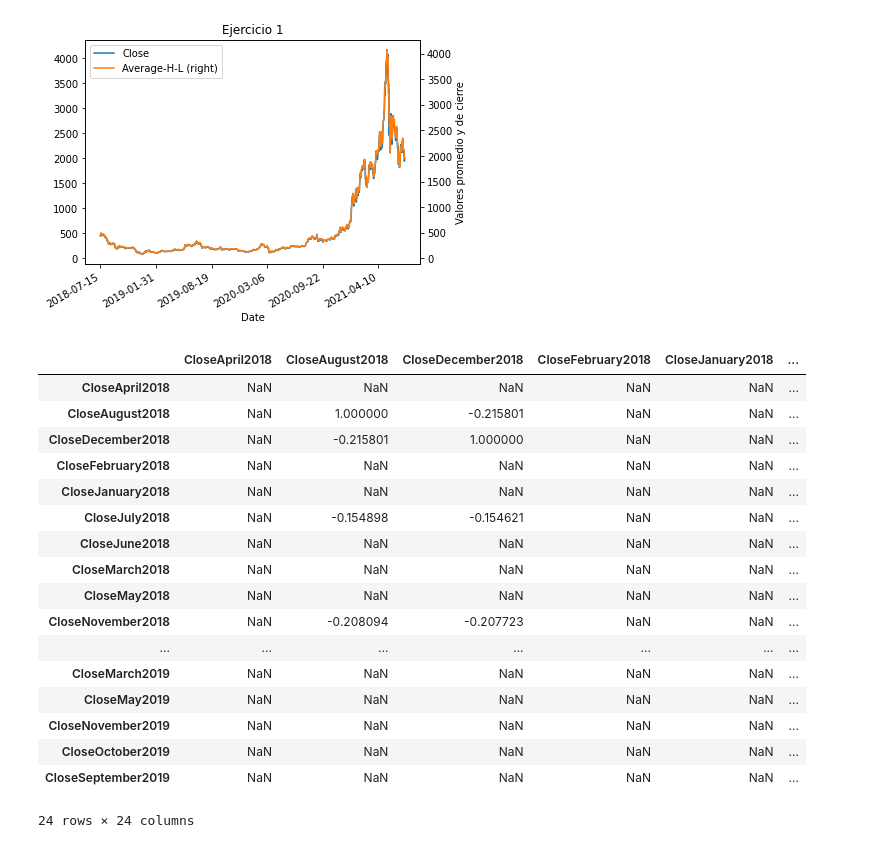
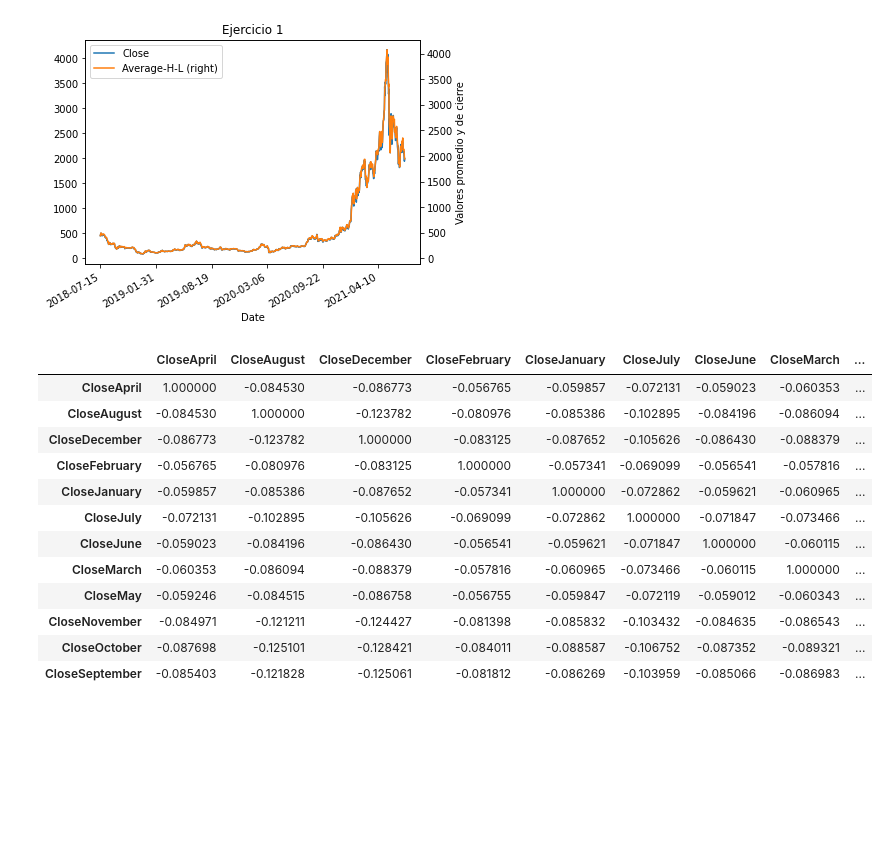
Before and after one commit to JosePabloGFnl/Redes-Neuronales-Artificiales, a Jupyter notebook: Tarea2.4/2_4_Visualización_y_estadística_de_datos.ipynb, the cells around one changed output. Drawn from its saved outputs; the diff is of its cells as text; code cells hidden in the pictures; blank space fills up the shorter version.

```diff
--- a/Tarea2.4/2_4_Visualización_y_estadística_de_datos.ipynb
+++ b/Tarea2.4/2_4_Visualización_y_estadística_de_datos.ipynb
@@ -50,53 +50,45 @@ import matplotlib.pyplot as plt
 #2.- Genere una nueva tabla de datos que incluya los valores de cierre para los años 2018 y 2019 concentrados de
 #manera mensual. Encuentre la matriz de correlaciones entre ambas tablas. ¿Existe correlación significativa entre
 #los valores de cierre para algún o algunos de  los meses del año? (Ayuda: recordemos que para invocar el método
 #de análisis de correlaciones, los datos deben acomodarse en una matriz cuadrada, como en el ejercicio de los
 #precios de propiedades visto en clase.)
 df2=pd.read_csv('ETH-USD.csv')
 
 
 df2['Average-H-L'] = df2[['High', 'Low']].mean(axis=1)
 #separando por meses
 df2 = df2[['Date','Close','Average-H-L']]
 df2['Date'] = pd.to_datetime(df2['Date'])
 df2['month'] = df2['Date'].dt.month_name()
 
 df2 = pd.pivot_table(df2, index='Date', columns='month', values='Close', fill_value=0)
 
 df2.columns = [f'Close{m}' for m in df2.columns]
 
 df2 = df2.reset_index()
 
 #dataframes de los años 2018 y 2019
 df2018 = df2[df2['Date'].dt.year == 2018]
-df2018.columns = ['Date', 'CloseApril2018',	'CloseAugust2018',	'CloseDecember2018',	'CloseFebruary2018',	'CloseJanuary2018',	'CloseJuly2018',	'CloseJune2018',	'CloseMarch2018',	'CloseMay2018',	'CloseNovember2018',	'CloseOctober2018',	'CloseSeptember2018']
-#para evitar errores
-df2018 = df2018.set_index('Date')
+df2018 = df2018[['CloseApril',	'CloseAugust',	'CloseDecember',	'CloseFebruary',	'CloseJanuary',	'CloseJuly',	'CloseJune',	'CloseMarch',	'CloseMay',	'CloseNovember',	'CloseOctober',	'CloseSeptember']]
 
 df2019 = df2[df2['Date'].dt.year == 2019]
-df2019.columns = ['Date', 'CloseApril2019',	'CloseAugust2019',	'CloseDecember2019',	'CloseFebruary2019',	'CloseJanuary2019',	'CloseJuly2019',	'CloseJune2019',	'CloseMarch2019',	'CloseMay2019',	'CloseNovember2019',	'CloseOctober2019',	'CloseSeptember2019']
-df2019 = df2019.set_index('Date')
+df2019 = df2019[['CloseApril',	'CloseAugust',	'CloseDecember',	'CloseFebruary',	'CloseJanuary',	'CloseJuly',	'CloseJune',	'CloseMarch',	'CloseMay',	'CloseNovember',	'CloseOctober',	'CloseSeptember']]
 
 result = pd.concat([df2018,df2019], axis=0, ignore_index=True)
 
 corr_result = result.corr()
 corr_result
 # %% [output]
-|  | CloseApril2018 | CloseAugust2018 | CloseDecember2018 | CloseFebruary2018 | CloseJanuary2018 | ... |
-| CloseApril2018 | NaN | NaN | NaN | NaN | NaN | ... |
-| CloseAugust2018 | NaN | 1.000000 | -0.215801 | NaN | NaN | ... |
-| CloseDecember2018 | NaN | -0.215801 | 1.000000 | NaN | NaN | ... |
-| CloseFebruary2018 | NaN | NaN | NaN | NaN | NaN | ... |
-| CloseJanuary2018 | NaN | NaN | NaN | NaN | NaN | ... |
-| CloseJuly2018 | NaN | -0.154898 | -0.154621 | NaN | NaN | ... |
-| CloseJune2018 | NaN | NaN | NaN | NaN | NaN | ... |
-| CloseMarch2018 | NaN | NaN | NaN | NaN | NaN | ... |
-| CloseMay2018 | NaN | NaN | NaN | NaN | NaN | ... |
-| CloseNovember2018 | NaN | -0.208094 | -0.207723 | NaN | NaN | ... |
-| ... | ... | ... | ... | ... | ... | ... |
-| CloseMarch2019 | NaN | NaN | NaN | NaN | NaN | ... |
-| CloseMay2019 | NaN | NaN | NaN | NaN | NaN | ... |
-| CloseNovember2019 | NaN | NaN | NaN | NaN | NaN | ... |
-| CloseOctober2019 | NaN | NaN | NaN | NaN | NaN | ... |
-| CloseSeptember2019 | NaN | NaN | NaN | NaN | NaN | ... |
+|  | CloseApril | CloseAugust | CloseDecember | CloseFebruary | CloseJanuary | CloseJuly | CloseJune | CloseMarch | ... |
+| CloseApril | 1.000000 | -0.084530 | -0.086773 | -0.056765 | -0.059857 | -0.072131 | -0.059023 | -0.060353 | ... |
+| CloseAugust | -0.084530 | 1.000000 | -0.123782 | -0.080976 | -0.085386 | -0.102895 | -0.084196 | -0.086094 | ... |
+| CloseDecember | -0.086773 | -0.123782 | 1.000000 | -0.083125 | -0.087652 | -0.105626 | -0.086430 | -0.088379 | ... |
+| CloseFebruary | -0.056765 | -0.080976 | -0.083125 | 1.000000 | -0.057341 | -0.069099 | -0.056541 | -0.057816 | ... |
+| CloseJanuary | -0.059857 | -0.085386 | -0.087652 | -0.057341 | 1.000000 | -0.072862 | -0.059621 | -0.060965 | ... |
+| CloseJuly | -0.072131 | -0.102895 | -0.105626 | -0.069099 | -0.072862 | 1.000000 | -0.071847 | -0.073466 | ... |
+| CloseJune | -0.059023 | -0.084196 | -0.086430 | -0.056541 | -0.059621 | -0.071847 | 1.000000 | -0.060115 | ... |
+| CloseMarch | -0.060353 | -0.086094 | -0.088379 | -0.057816 | -0.060965 | -0.073466 | -0.060115 | 1.000000 | ... |
+| CloseMay | -0.059246 | -0.084515 | -0.086758 | -0.056755 | -0.059847 | -0.072119 | -0.059012 | -0.060343 | ... |
+| CloseNovember | -0.084971 | -0.121211 | -0.124427 | -0.081398 | -0.085832 | -0.103432 | -0.084635 | -0.086543 | ... |
+| CloseOctober | -0.087698 | -0.125101 | -0.128421 | -0.084011 | -0.088587 | -0.106752 | -0.087352 | -0.089321 | ... |
+| CloseSeptember | -0.085403 | -0.121828 | -0.125061 | -0.081812 | -0.086269 | -0.103959 | -0.085066 | -0.086983 | ... |
-24 rows × 24 columns
```
